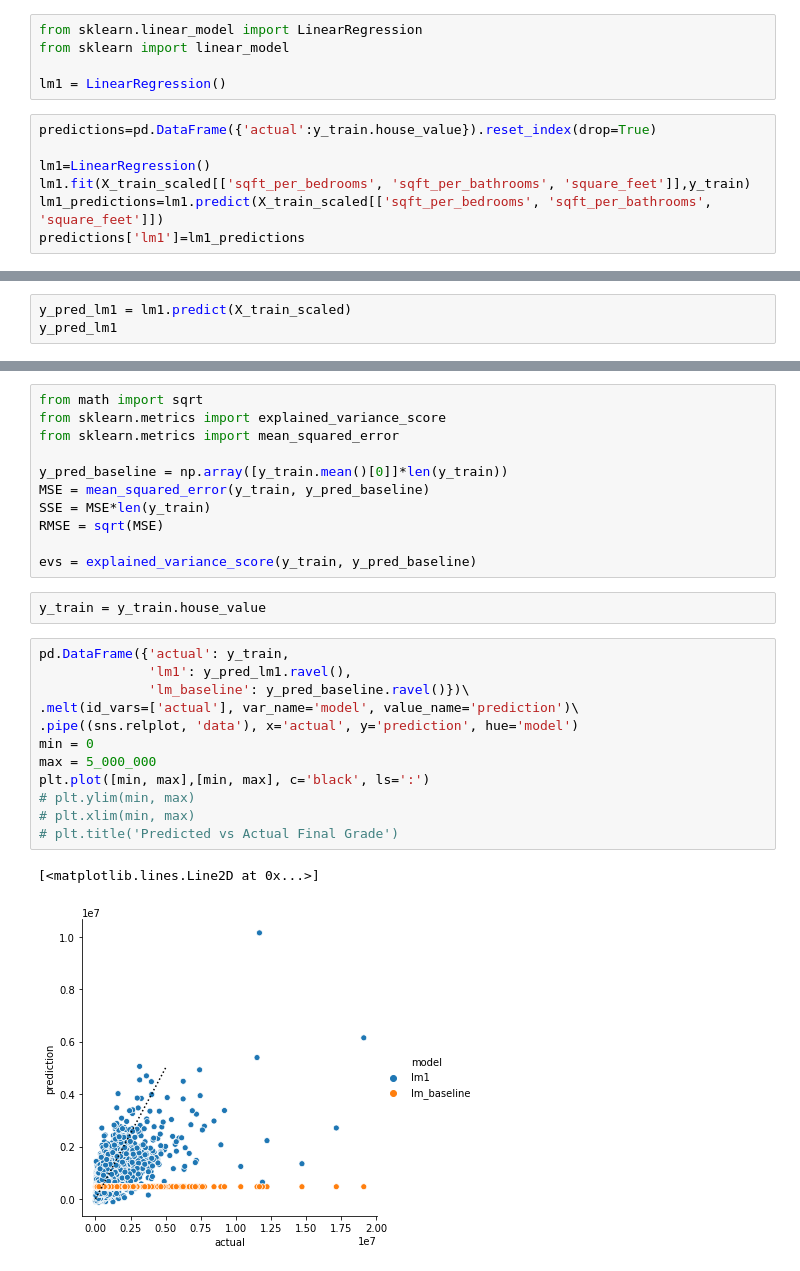
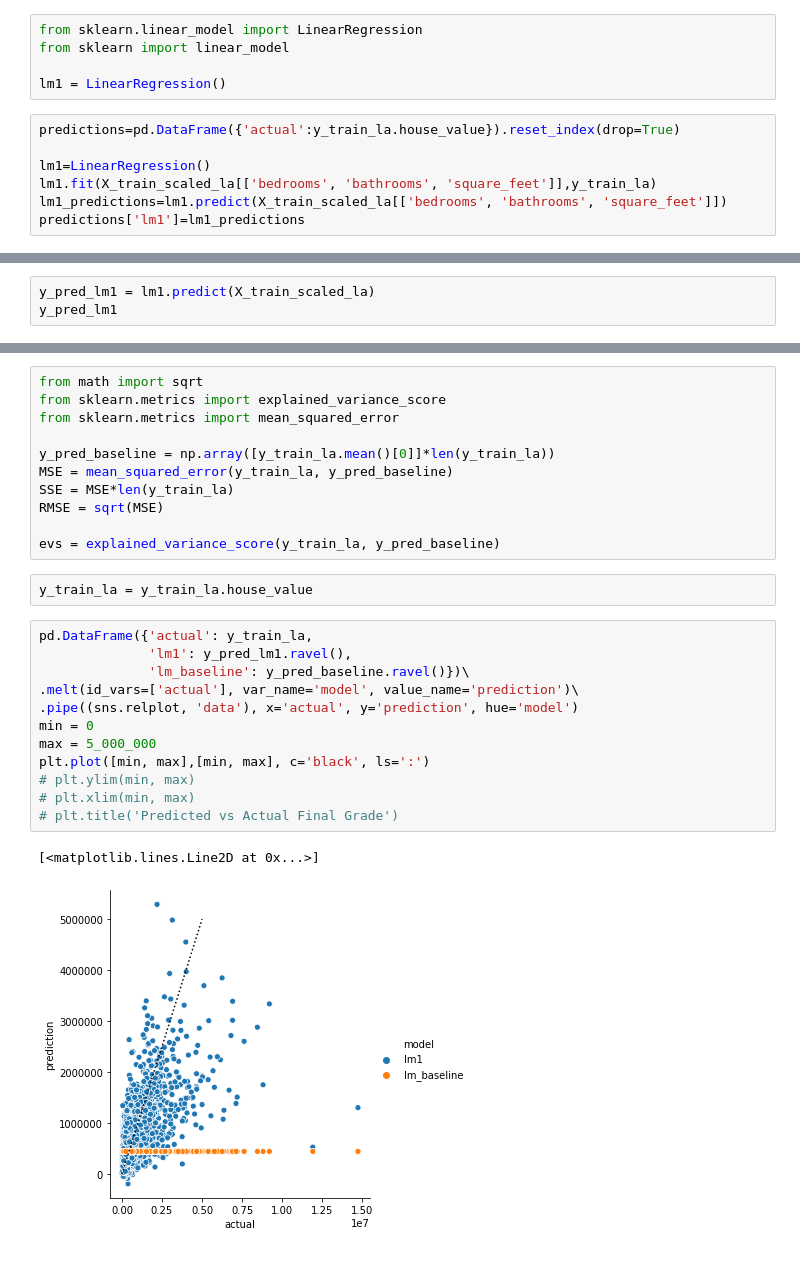
Before and after one commit to Jeff-Hutchins/zillow-project, a Jupyter notebook: zillow_model_2.ipynb, the cells around one changed output, grey strips where cells are left out. Saved outputs shown, nothing was run; the diff lists cells and outputs as text.

```diff
--- a/zillow_model_2.ipynb
+++ b/zillow_model_2.ipynb
@@ -139,11 +155,11 @@ from sklearn import linear_model
 
 lm1 = LinearRegression()
 # %%
-predictions=pd.DataFrame({'actual':y_train.house_value}).reset_index(drop=True)
+predictions=pd.DataFrame({'actual':y_train_la.house_value}).reset_index(drop=True)
 
 lm1=LinearRegression()
-lm1.fit(X_train_scaled[['sqft_per_bedrooms', 'sqft_per_bathrooms', 'square_feet']],y_train)
-lm1_predictions=lm1.predict(X_train_scaled[['sqft_per_bedrooms', 'sqft_per_bathrooms', 'square_feet']])
+lm1.fit(X_train_scaled_la[['bedrooms', 'bathrooms', 'square_feet']],y_train_la)
+lm1_predictions=lm1.predict(X_train_scaled_la[['bedrooms', 'bathrooms', 'square_feet']])
 predictions['lm1']=lm1_predictions
 # %%
 #baseline model
@@ -168,4 +184,4 @@ coefficients:  [[ 96450.12680182 -36637.55629058 356523.14304978]]
 # %%
-y_pred_lm1 = lm1.predict(X_train_scaled)
+y_pred_lm1 = lm1.predict(X_train_scaled_la)
 y_pred_lm1
 # %% [output]
@@ -193,26 +209,26 @@ from math import sqrt
 from sklearn.metrics import explained_variance_score
 from sklearn.metrics import mean_squared_error
 
-y_pred_baseline = np.array([y_train.mean()[0]]*len(y_train))
-MSE = mean_squared_error(y_train, y_pred_baseline)
-SSE = MSE*len(y_train)
+y_pred_baseline = np.array([y_train_la.mean()[0]]*len(y_train_la))
+MSE = mean_squared_error(y_train_la, y_pred_baseline)
+SSE = MSE*len(y_train_la)
 RMSE = sqrt(MSE)
 
-evs = explained_variance_score(y_train, y_pred_baseline)
+evs = explained_variance_score(y_train_la, y_pred_baseline)
-# %%
-y_train = y_train.house_value
+# %%
+y_train_la = y_train_la.house_value
 # %%
-pd.DataFrame({'actual': y_train,
+pd.DataFrame({'actual': y_train_la,
               'lm1': y_pred_lm1.ravel(),
               'lm_baseline': y_pred_baseline.ravel()})\
 .melt(id_vars=['actual'], var_name='model', value_name='prediction')\
 .pipe((sns.relplot, 'data'), x='actual', y='prediction', hue='model')
 min = 0
 max = 5_000_000
 plt.plot([min, max],[min, max], c='black', ls=':')
 # plt.ylim(min, max)
 # plt.xlim(min, max)
 # plt.title('Predicted vs Actual Final Grade')
 # %% [output]
 [<matplotlib.lines.Line2D at 0x...>]
-[figure, old version]
+[figure, new version]
```
Also changed, not shown: parts of 27 cells of this notebook, 5 other files.
